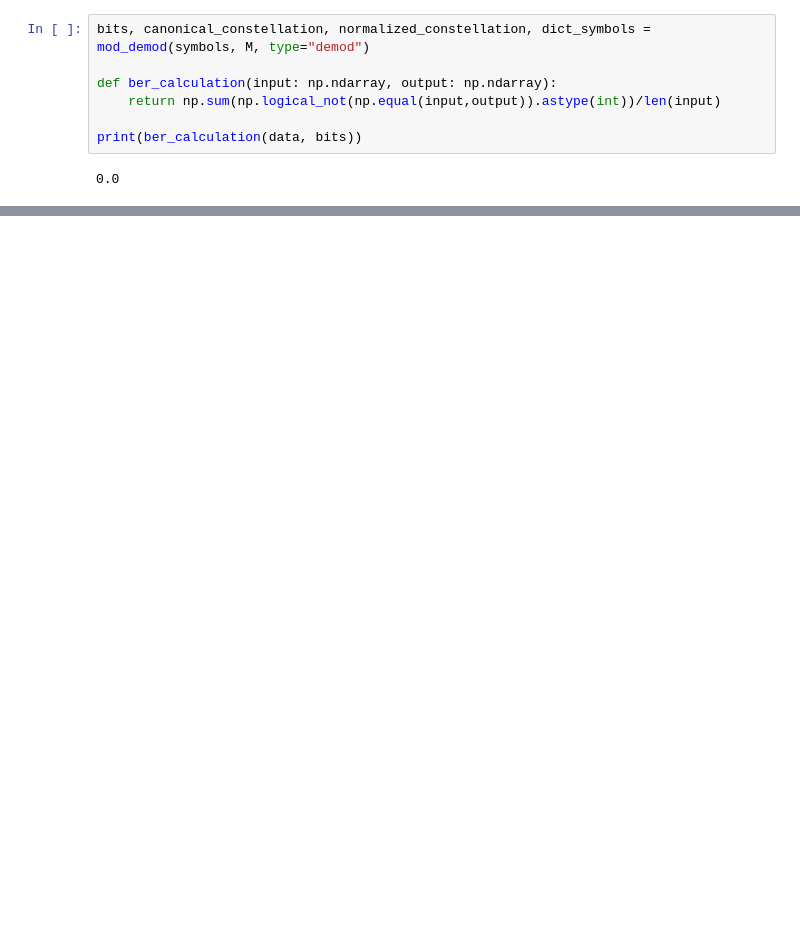
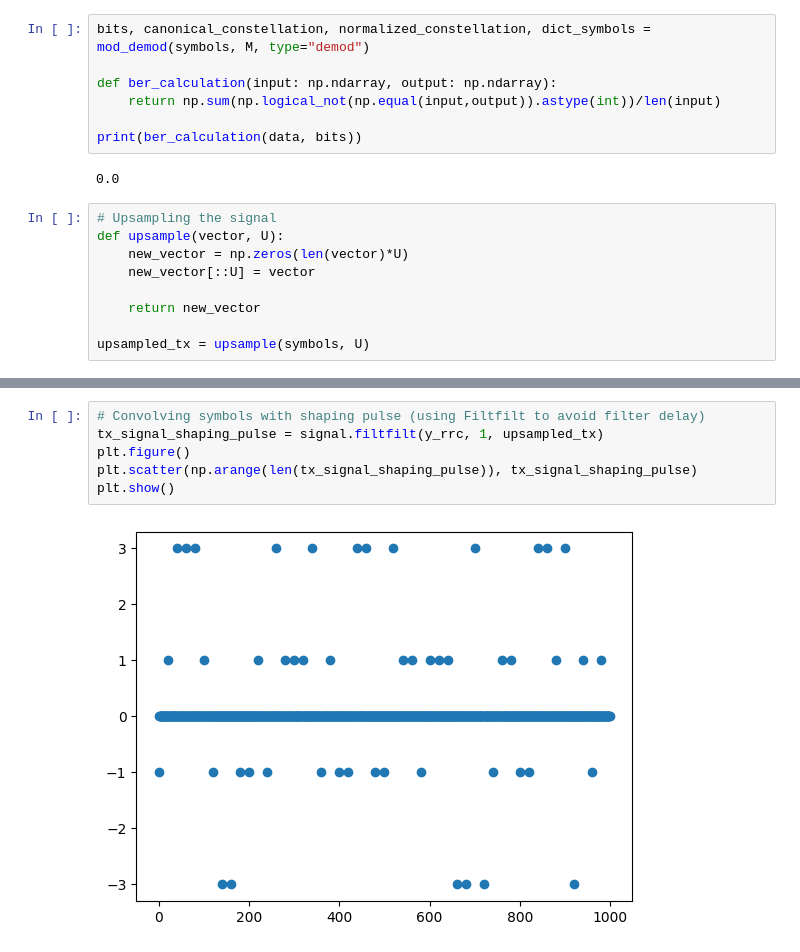
Before and after one commit to cleversonahum/digital_transmission_codes, a Jupyter notebook: codes/pam_transmission.ipynb, the cells around one changed output, grey strips where cells are left out. Cells and saved outputs as stored; diff of their text form; blank space fills up the shorter version.

```diff
--- a/codes/pam_transmission.ipynb
+++ b/codes/pam_transmission.ipynb
@@ -52,3 +61,12 @@ def ber_calculation(input: np.ndarray, output: np.ndarray):
 print(ber_calculation(data, bits))
 # %% [output]
 0.0
+# %%
+# Upsampling the signal
+def upsample(vector, U):
+	new_vector = np.zeros(len(vector)*U)
+	new_vector[::U] = vector
+
+	return new_vector
+
+upsampled_tx = upsample(symbols, U)
@@ -54,0 +96,8 @@ print(ber_calculation(data, bits))
+# %%
+# Convolving symbols with shaping pulse (using Filtfilt to avoid filter delay)
+tx_signal_shaping_pulse = signal.filtfilt(y_rrc, 1, upsampled_tx)
+plt.figure()
+plt.scatter(np.arange(len(tx_signal_shaping_pulse)), tx_signal_shaping_pulse)
+plt.show()
+# %% [output]
+[figure, added]
```
Also changed, not shown: parts of 8 cells of this notebook, 2 other files.
